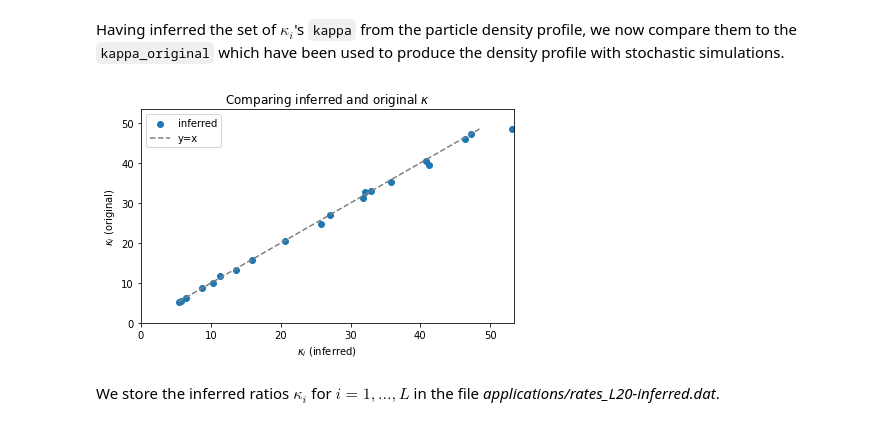
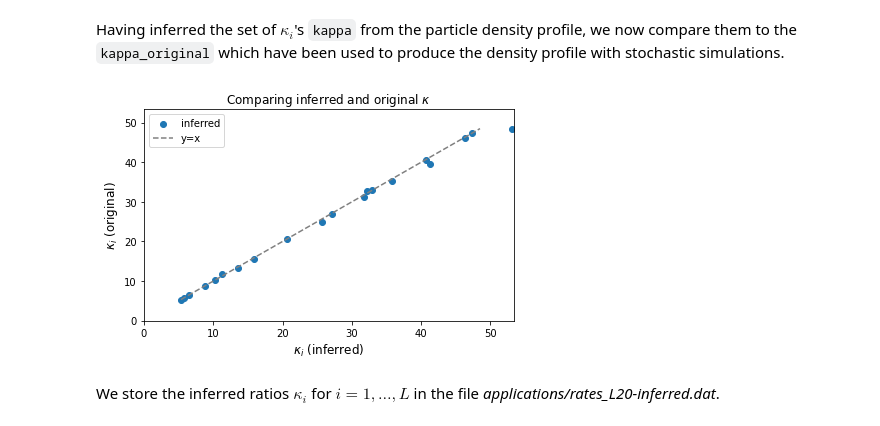
Before and after one commit to ExclusionProcess-tools/TASEPy, a Jupyter notebook: applications_TASEPy.ipynb, the cells around one changed output. Saved outputs shown, nothing was run; the diff lists cells and outputs as text; code cells hidden in the pictures.

```diff
--- a/applications_TASEPy.ipynb
+++ b/applications_TASEPy.ipynb
@@ -320,31 +320,31 @@ Having inferred the set of $\kappa_i$'s `kappa` from the particle density profil
 # %%
 # Create a figure
 plt.figure(figsize=(6,4))
 
 # Plot the data
 
 min_kappa = min(rates)/alpha
 max_kappa = max(rates)/alpha
 linearx = [min_kappa,max_kappa]
 
 plt.scatter(kappa.x, kappa_original,label='inferred')
 plt.plot(linearx, linearx, linestyle='--', color='gray',label='y=x')
 
 plt.xlim(0,1.1*max(rates)/alpha)
 plt.ylim(0,1.1*max(rates)/alpha)
 
-plt.xlabel(r'$\kappa_i$ (inferred)', fontsize=10)
-plt.ylabel(r'$\kappa_i$ (original)', fontsize=10)
+plt.xlabel(r'$\kappa_i$ (inferred)', fontsize=12)
+plt.ylabel(r'$\kappa_i$ (original)', fontsize=12)
 
 # Set the title
 plt.title(r'Comparing inferred and original $\kappa$', fontsize=12)
 
 plt.legend(loc='best')
 plt.tight_layout()
 
 plt.show()
 # %% [output]
-[figure, old version]
+[figure, new version]
 # %% [markdown]
 We store the inferred ratios $\kappa_i$ for $i=1,\dots,L$ in the file *applications/rates_L20-inferred.dat*.
 # %%
```
Also changed, not shown: parts of 1 cell of this notebook.
